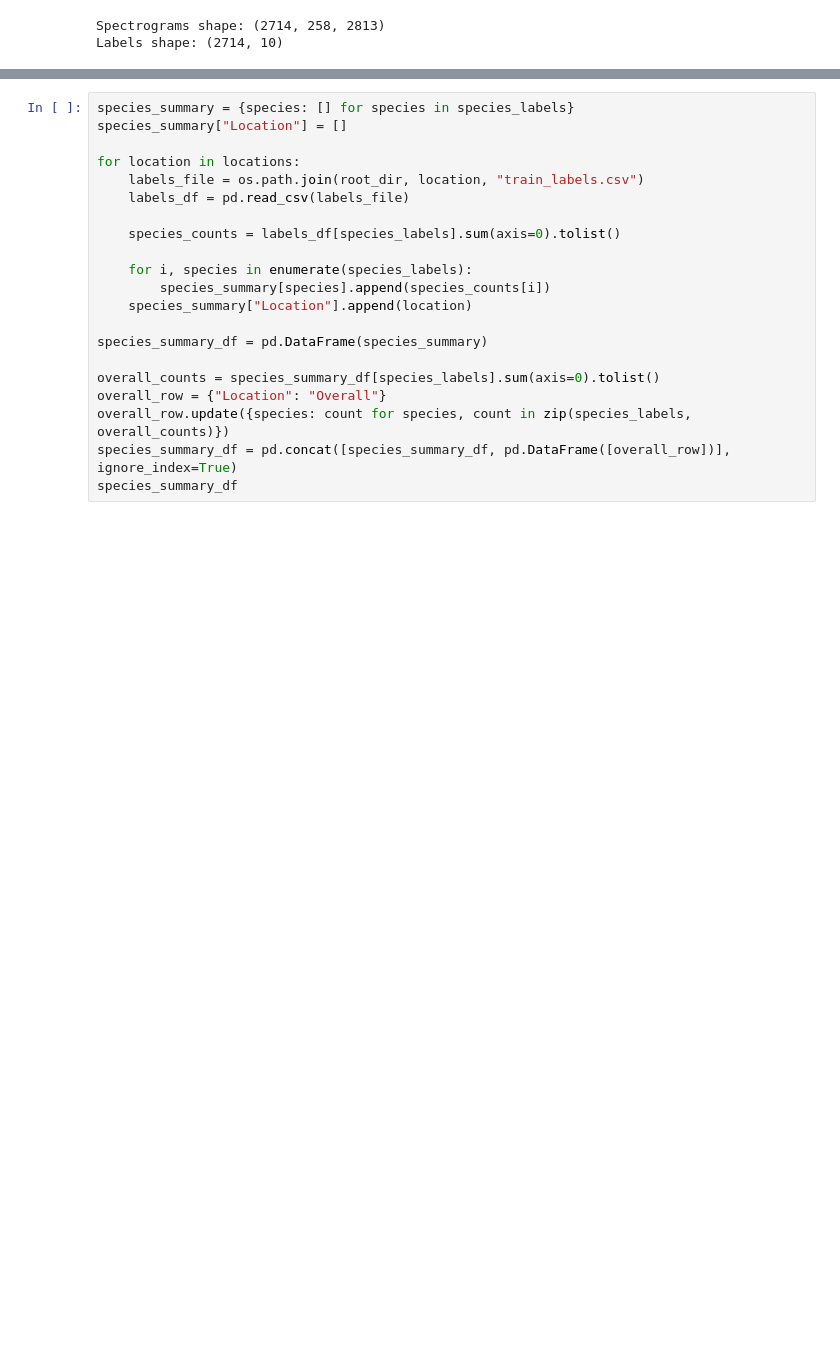
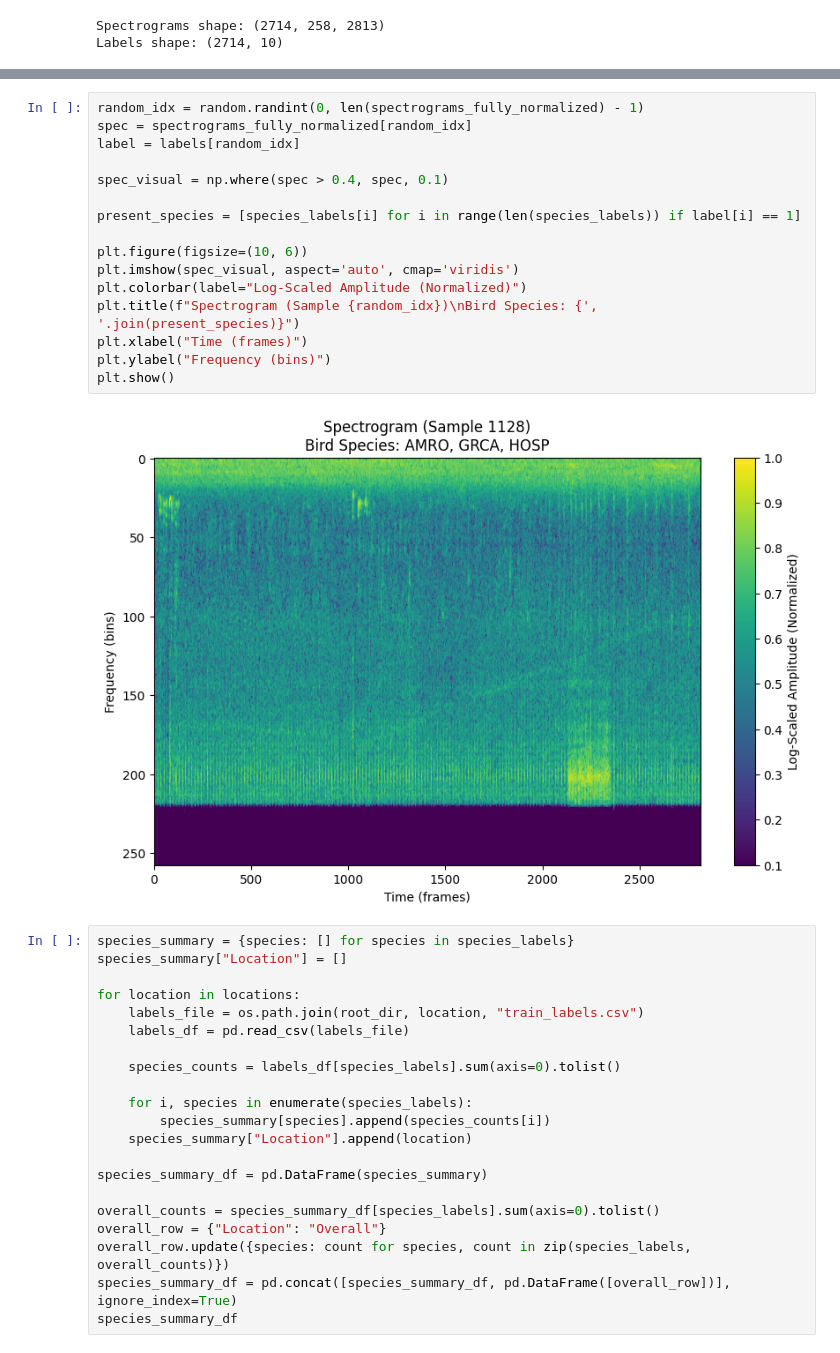
Before and after one commit to EbrahimiAmirHosein/Bird-Clasif-Sysc5405, a Jupyter notebook: Sysc5405-Group-14.ipynb, the cells around one changed output, grey strips where cells are left out. Cells and saved outputs as stored; diff of their text form; blank space fills up the shorter version.

```diff
--- a/Sysc5405-Group-14.ipynb
+++ b/Sysc5405-Group-14.ipynb
@@ -134,3 +143,21 @@ plt.show()
+# %%
+random_idx = random.randint(0, len(spectrograms_fully_normalized) - 1)
+spec = spectrograms_fully_normalized[random_idx]
+label = labels[random_idx]
+
+spec_visual = np.where(spec > 0.4, spec, 0.1)
+
+present_species = [species_labels[i] for i in range(len(species_labels)) if label[i] == 1]
+
+plt.figure(figsize=(10, 6))
+plt.imshow(spec_visual, aspect='auto', cmap='viridis')
+plt.colorbar(label="Log-Scaled Amplitude (Normalized)")
+plt.title(f"Spectrogram (Sample {random_idx})\nBird Species: {', '.join(present_species)}")
+plt.xlabel("Time (frames)")
+plt.ylabel("Frequency (bins)")
+plt.show()
+# %% [output]
+[figure, added]
 # %%
 species_summary = {species: [] for species in species_labels}
 species_summary["Location"] = []
```
Also changed, not shown: parts of 7 cells of this notebook.
